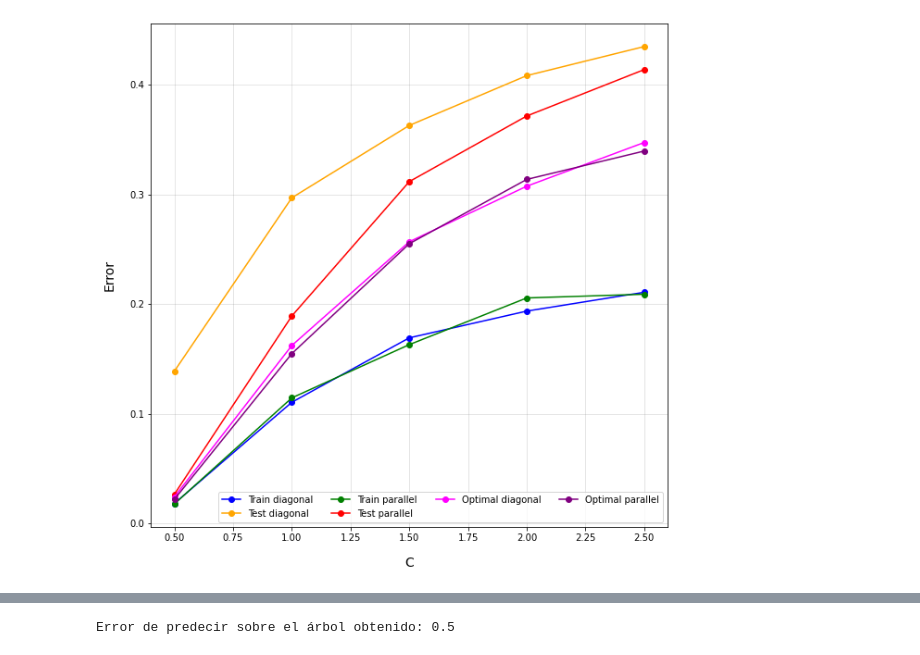
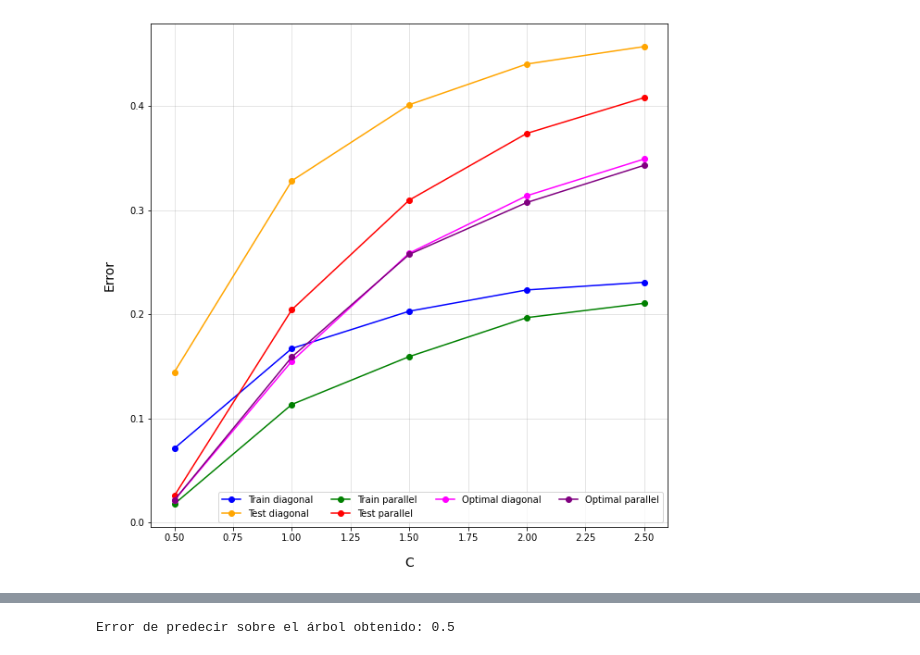
Before and after one commit to jfarizano/IntroML, a Jupyter notebook: TP1/tp1.ipynb, the cells around one changed output, grey strips where cells are left out. Saved outputs shown, nothing was run; the diff lists cells and outputs as text; code cells hidden in the pictures.

```diff
--- a/TP1/tp1.ipynb
+++ b/TP1/tp1.ipynb
@@ -320,6 +365,12 @@ graph_nodes_count(ej2_nodes_counts_df)
 # %%
+# Función definida como clasificador de mínimo error
+# Recibe un dataframe y dos centros, para cada punto si
+# se encuentra más cerca del center0 que del center1 lo clasifica
+# en la clase 0 y viceversa.
 def optimal_classifier(df_test, center0, center1):
+  # Copio el dataframe original para no modificarlo
   df_optimal = df_test.copy(deep = True)
+  # Obtengo la lista de puntos
   points_list = df_test.drop('Class', axis = 1).values.tolist()
 
   classes = []
@@ -328,9 +379,11 @@ def optimal_classifier(df_test, center0, center1):
   center1 = np.array(center1)
 
   for point in [np.array(p) for p in points_list]:
+    # Para cada punto obtengo la distancia a los centros dados
     distance0 = np.sqrt(np.sum(np.square(point - center0)))
     distance1 = np.sqrt(np.sum(np.square(point - center1)))
 
+    # Y los clasifico según su cercanía
     if distance0 <= distance1:
       classes.append(0)
     else:
@@ -340,54 +393,61 @@ def optimal_classifier(df_test, center0, center1):
 
   return df_optimal
 
-def optimal_diagonal(df_test, d):
+# Clasificador ideal para el problema "diagonal"
+def optimal_diagonal(df_test):
+  d = len(df_test.columns) - 1
   center0 = [-1] * d
   center1 = [1] * d
   return optimal_classifier(df_test, center0, center1)
 
-def optimal_parallel(df_test, d):
+# Clasificador ideal para el problema "paralelo"
+def optimal_parallel(df_test):
+  d = len(df_test.columns) - 1
   center0 = [1] + ([0] * (d - 1))
   center1 = [-1] + ([0] * (d - 1))
   return optimal_classifier(df_test, center0, center1)
 # %%
-# Ejercicio 3
-
 errors = []
 nodes_counts = []
 
 for C in np.arange(0.5, 3, 0.5):
-  # Genero los conjuntos de test
+  # Genero los conjuntos de test para cada C
   df_test_diagonal_10000 = generate_diagonal(5, 10000, C)
   df_test_parallel_10000 = generate_parallel(5, 10000, C)
 
   for i in range(20):
     # Genero los conjuntos de entrenamiento
-    df_train_diag = generate_diagonal(2, 250, C)
-    df_train_para = generate_parallel(2, 250, C)
+    df_train_diag = generate_diagonal(5, 250, C)
+    df_train_para = generate_parallel(5, 250, C)
 
     # Entreno los árboles
     clf_diag = train_tree(df_train_diag)
     clf_para = train_tree(df_train_para)
 
     # Predigo sobre los conjunto de test y los de entrenamiento
     predict_train_diag = predict_df(df_train_diag, clf_diag)
     predict_test_diag = predict_df(df_test_diagonal_10000, clf_diag)
     predict_train_para = predict_df(df_train_para, clf_para)
     predict_test_para = predict_df(df_test_parallel_10000, clf_para)
-    optimal_diag = optimal_diagonal(df_test_diagonal_10000, 5)
-    optimal_para = optimal_parallel(df_test_parallel_10000, 5)
 
     # Calculo los errores
     errors.append([1 - accuracy_score(df_train_diag['Class'], predict_train_diag['Class']), C, "Train diagonal"])
     errors.append([1 - accuracy_score(df_test_diagonal_10000['Class'], predict_test_diag['Class']), C, "Test diagonal"])
     errors.append([1 - accuracy_score(df_train_para['Class'], predict_train_para['Class']), C, "Train parallel"])
     errors.append([1 - accuracy_score(df_test_parallel_10000['Class'], predict_test_para['Class']), C, "Test parallel"])
-    errors.append([1 - accuracy_score(df_test_diagonal_10000['Class'], optimal_diag['Class']), C, "Optimal diagonal"])
-    errors.append([1 - accuracy_score(df_test_parallel_10000['Class'], optimal_para['Class']), C, "Optimal parallel"])
+
+  # Clasifico con el clasificador de Bayes para cada conjunto de test para cada C
+  optimal_diag = optimal_diagonal(df_test_diagonal_10000)
+  optimal_para = optimal_parallel(df_test_parallel_10000)
+
+  # Calculo los errores mínimos
+  errors.append([1 - accuracy_score(df_test_diagonal_10000['Class'], optimal_diag['Class']), C, "Optimal diagonal"])
+  errors.append([1 - accuracy_score(df_test_parallel_10000['Class'], optimal_para['Class']), C, "Optimal parallel"])
 
 # Creo el dataframes con los errores
 ej3_errors_df = pd.DataFrame(errors, columns = ["Error", "C", "Class"])
 
+# Grafico los errores
 graph_errors(ej3_errors_df, 'C')
 # %% [output]
-[figure, old version]
+[figure, new version]
```
Also changed, not shown: parts of 19 cells of this notebook, 2 other files.
